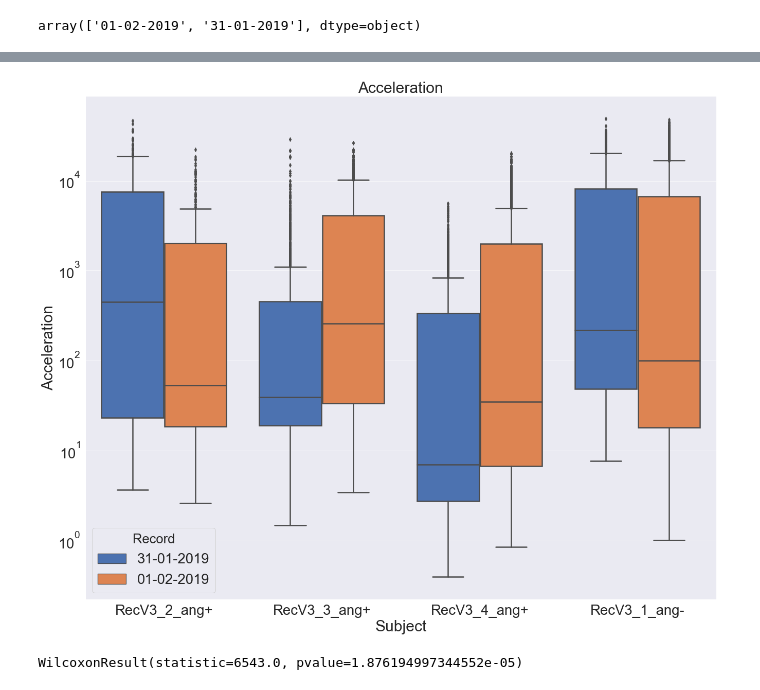
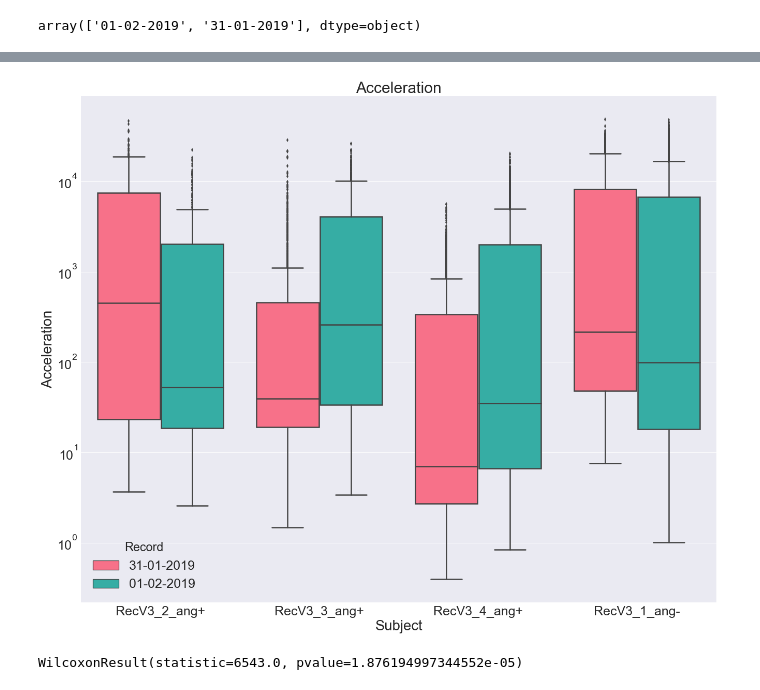
Before and after one commit to BasilMinkov/Jupyter-Notebooks, a Jupyter notebook: neuroscience/Lactate.ipynb, the cells around one changed output, grey strips where cells are left out. Cells and saved outputs as stored; diff of their text form; code cells hidden in the pictures.

```diff
--- a/neuroscience/Lactate.ipynb
+++ b/neuroscience/Lactate.ipynb
@@ -206,18 +206,19 @@ for i in data["Record"].unique():
 # %%
 f, ax = plt.subplots()
 ax.set(yscale="log")
 sns.boxplot(x="Subject",
             y="Acceleration",
             hue="Record",
             hue_order=['31-01-2019', '01-02-2019'],
+            palette="husl",
             linewidth=2.5,
             saturation=1,
             data=data,
             ax=ax)
 title("Acceleration")
 show()
 # %% [output]
-[figure, old version]
+[figure, new version]
 # %%
 wilcoxon(
     data[(data["Subject"]=='RecV3_3_ang+') & (data["Record"]=='31-01-2019')]['Acceleration'].sample(200),
```
Also changed, not shown: parts of 6 cells of this notebook, 4 other files.
